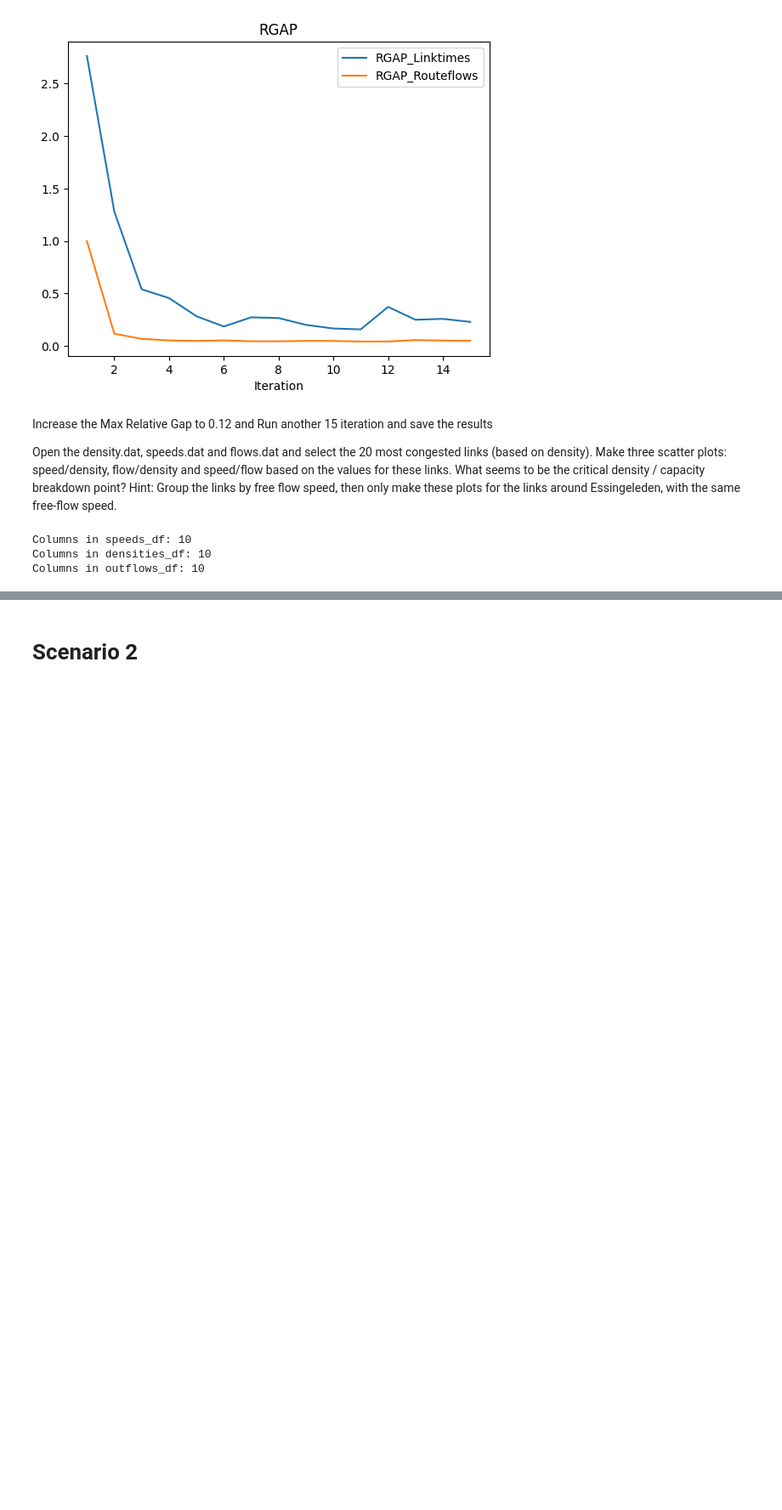
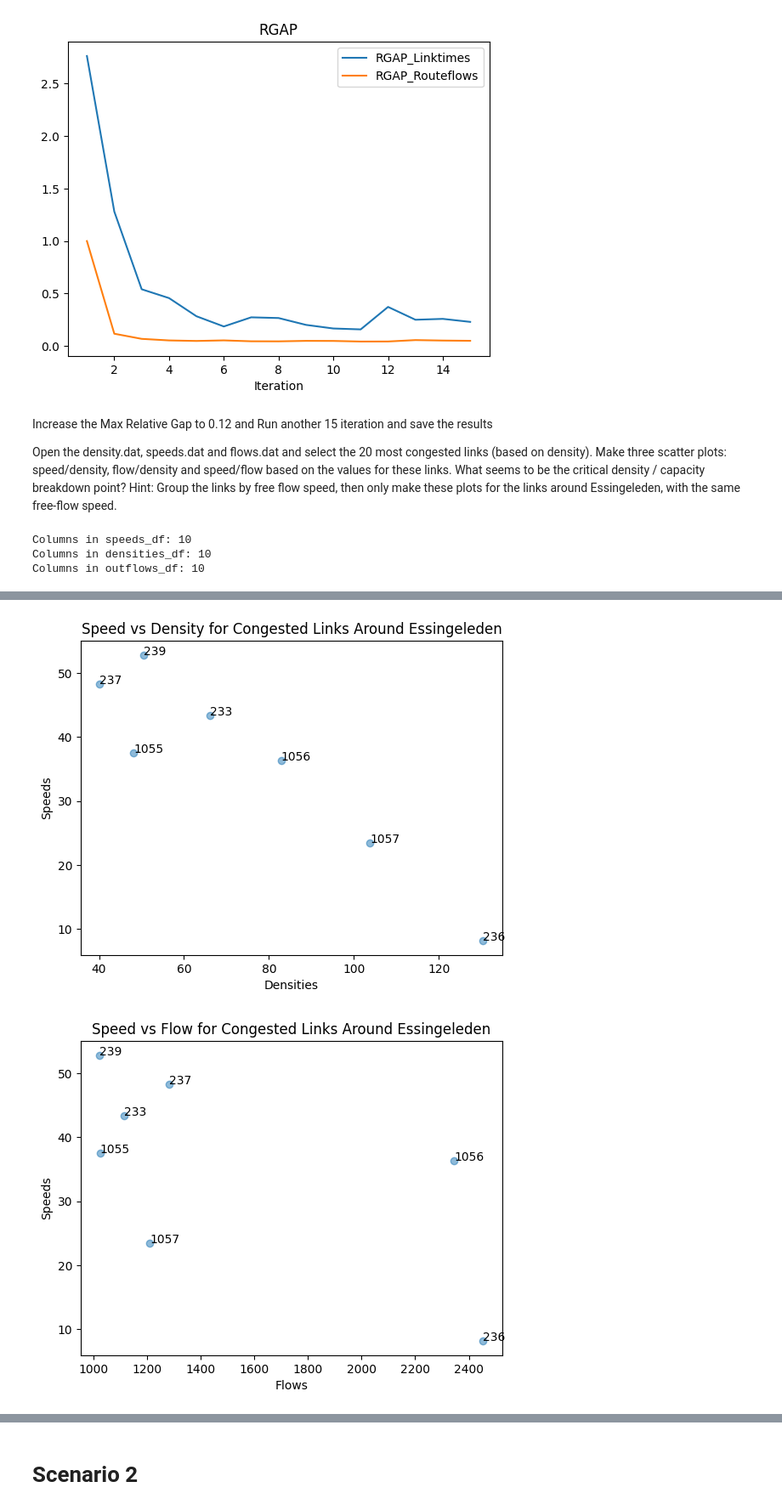
Before and after one commit to Ssactl/AH2174_HT23_Traffic-Simulation-Modelling-and-Applications, a Jupyter notebook: project2/lab3.ipynb, the cells around one changed output, grey strips where cells are left out. Shown: that part at 85% size. Cells and saved outputs as stored; diff of their text form; code cells hidden in the pictures; blank space fills up the shorter version.

```diff
--- a/project2/lab3.ipynb
+++ b/project2/lab3.ipynb
@@ -202,0 +201,7 @@ plt.show()
+# %%
+links_around_Essingeleden=[233,236,237,239,1055,1056,1057]
+# %%
+# link ID column is at position 0 in the DataFrame
+congested_links_densities_around_Essingeleden = congested_links_densities[congested_links_densities[0].isin(links_around_Essingeleden)].sort_values(0)
+congested_links_speeds_around_Essingeleden = congested_links_speeds[congested_links_speeds[0].isin(links_around_Essingeleden)].sort_values(0)
+congested_links_outflows_around_Essingeleden = congested_links_outflows[congested_links_outflows[0].isin(links_around_Essingeleden)].sort_values(0)
@@ -202,0 +219,23 @@ plt.show()
+# %%
+def plot_scatter(x_df, y_df, label='', title='', xlabel='', ylabel=''):
+    # Scatter plot for speed/density
+    plt.scatter(x_df.iloc[:,10], y_df.iloc[:,10], alpha=0.5)
+
+    # Add labels and title
+    plt.xlabel(xlabel)
+    plt.ylabel(ylabel)
+    plt.title(title)
+
+    # Display different colors for each point based on the first column
+    for i in range(len(x_df)):
+        plt.text(x_df.iloc[i, 10], y_df.iloc[i, 10], str(x_df.iloc[i, 0]))
+
+    plt.show()
+# %%
+# Example usage
+plot_scatter(congested_links_densities_around_Essingeleden, congested_links_speeds_around_Essingeleden, title='Speed vs Density for Congested Links Around Essingeleden', xlabel='Densities', ylabel='Speeds')
+plot_scatter(congested_links_outflows_around_Essingeleden, congested_links_speeds_around_Essingeleden, title='Speed vs Flow for Congested Links Around Essingeleden', xlabel='Flows', ylabel='Speeds')
+plot_scatter(congested_links_densities_around_Essingeleden, congested_links_outflows_around_Essingeleden, title='Density vs FLow for Congested Links Around Essingeleden', xlabel='Densities', ylabel='Flows')
+# %% [output]
+[figure, added]
+[figure, added]
```
Also changed, not shown: parts of 11 cells of this notebook.
